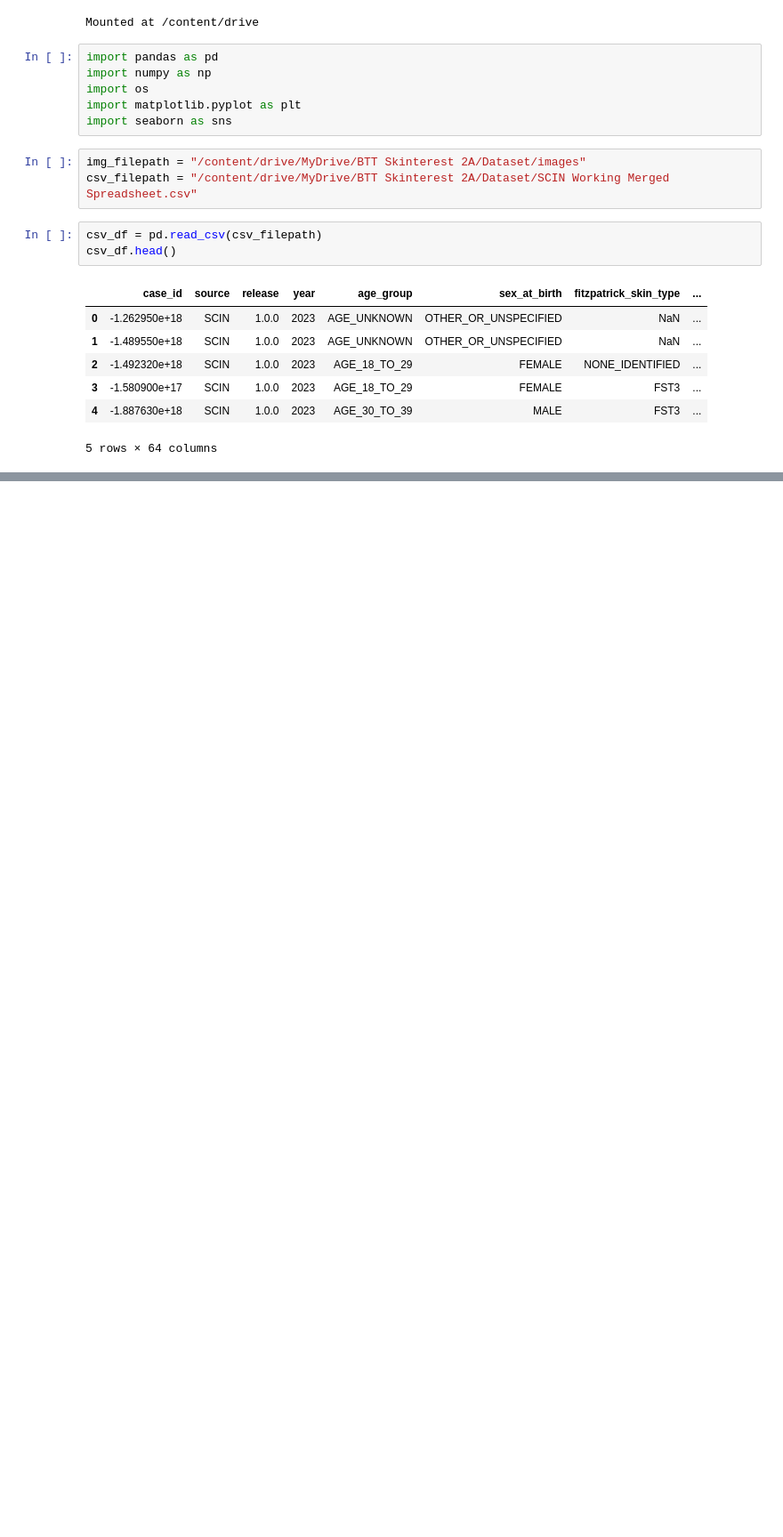
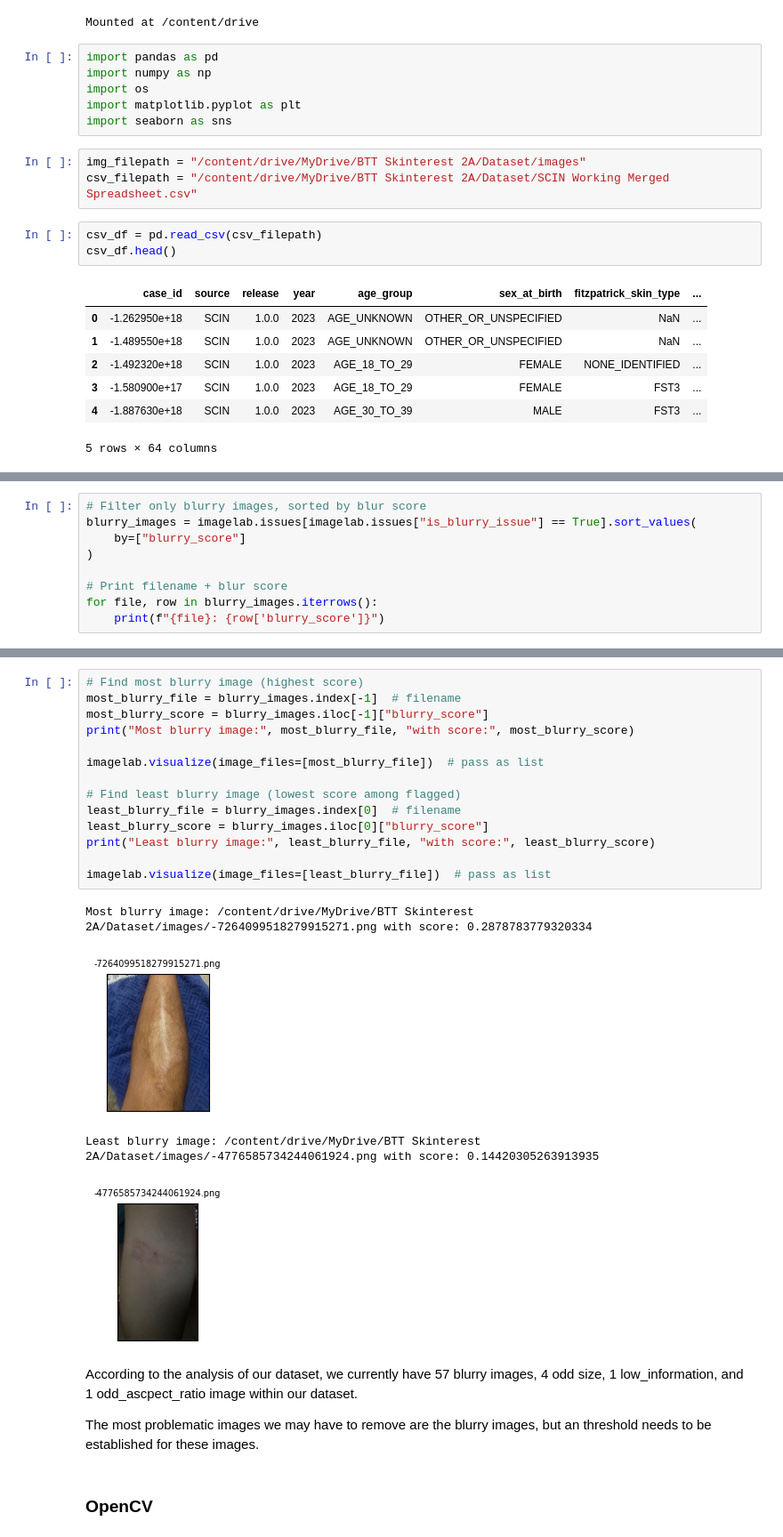
Before and after one commit to nbm016/multimodal_skin_condition_classification_skinterest_tech_2a, a Jupyter notebook: Skinterest_Tech_2A_Coding_1.ipynb, the cells around one changed output, grey strips where cells are left out. Shown at 89% size. Cells and saved outputs as stored; diff of their text form; blank space fills up the shorter version.

```diff
--- a/Skinterest_Tech_2A_Coding_1.ipynb
+++ b/Skinterest_Tech_2A_Coding_1.ipynb
@@ -25,0 +172,9 @@ csv_df.head()
+# %%
+# Filter only blurry images, sorted by blur score
+blurry_images = imagelab.issues[imagelab.issues["is_blurry_issue"] == True].sort_values(
+    by=["blurry_score"]
+)
+
+# Print filename + blur score
+for file, row in blurry_images.iterrows():
+    print(f"{file}: {row['blurry_score']}")
@@ -25,0 +203,25 @@ csv_df.head()
+# %%
+# Find most blurry image (highest score)
+most_blurry_file = blurry_images.index[-1]  # filename
+most_blurry_score = blurry_images.iloc[-1]["blurry_score"]
+print("Most blurry image:", most_blurry_file, "with score:", most_blurry_score)
+
+imagelab.visualize(image_files=[most_blurry_file])  # pass as list
+
+# Find least blurry image (lowest score among flagged)
+least_blurry_file = blurry_images.index[0]  # filename
+least_blurry_score = blurry_images.iloc[0]["blurry_score"]
+print("Least blurry image:", least_blurry_file, "with score:", least_blurry_score)
+
+imagelab.visualize(image_files=[least_blurry_file])  # pass as list
+# %% [output]
+Most blurry image: /content/drive/MyDrive/BTT Skinterest 2A/Dataset/images/-7264099518279915271.png with score: 0.2878783779320334
+[figure, added]
+Least blurry image: /content/drive/MyDrive/BTT Skinterest 2A/Dataset/images/-4776585734244061924.png with score: 0.14420305263913935
+[figure, added]
+# %% [markdown]
+According to the analysis of our dataset, we currently have 57 blurry images, 4 odd size, 1 low_information, and 1 odd_ascpect_ratio image within our dataset.
+
+The most problematic images we may have to remove are the blurry images, but an threshold needs to be established for these images.
+# %% [markdown]
+### OpenCV
```
Also changed, not shown: parts of 13 cells of this notebook.
